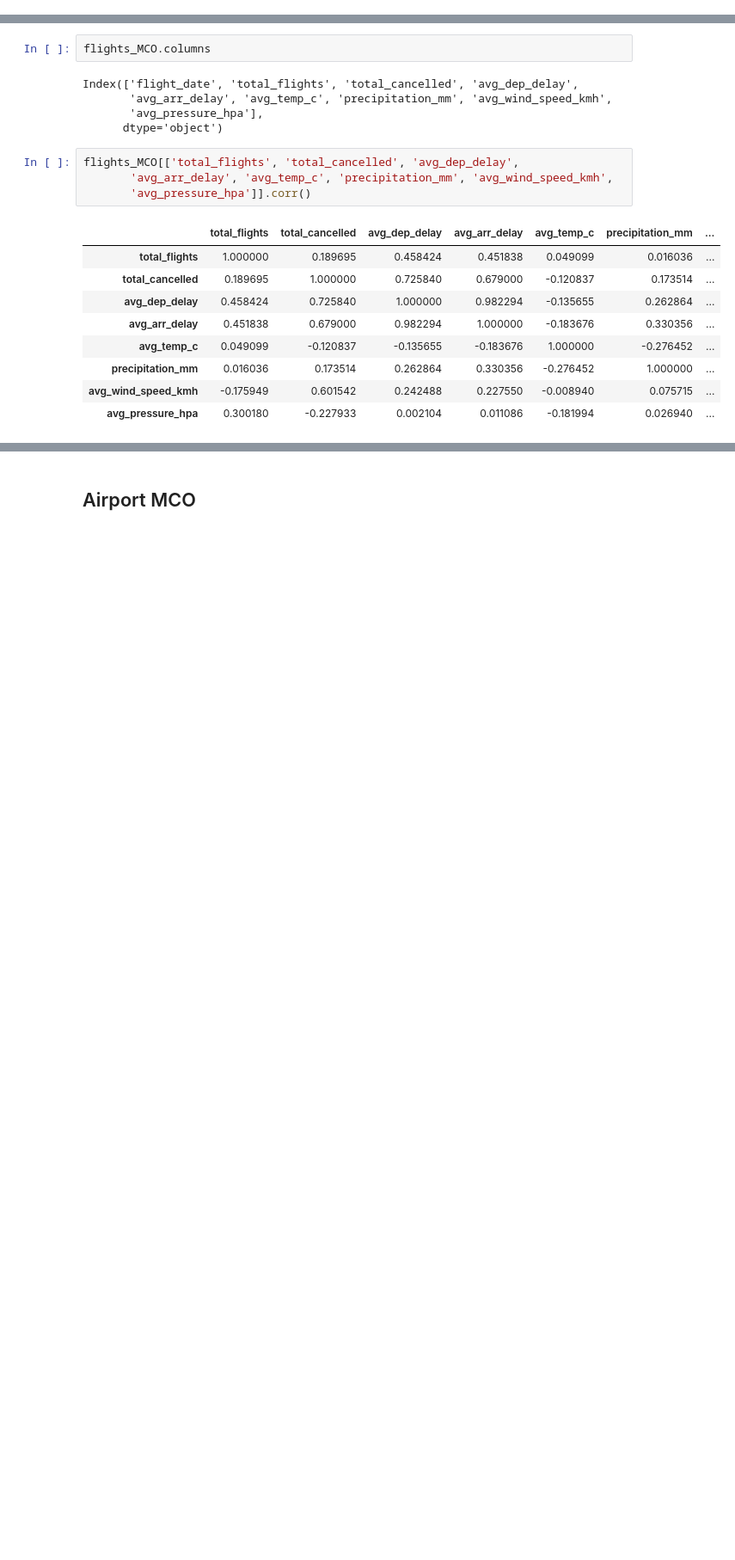
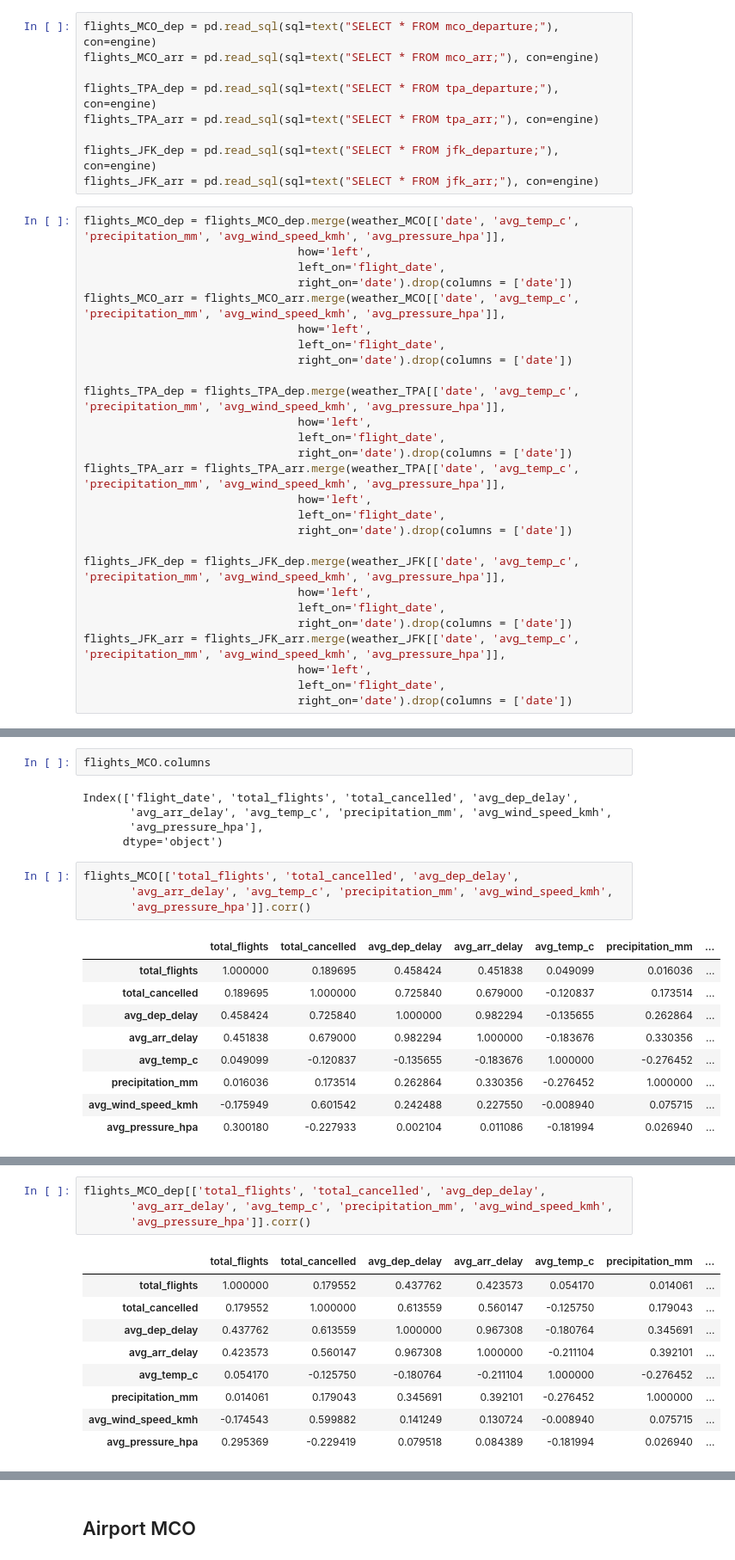
Before and after one commit to Kellyphilo/Hurricane_Debby_Flight_Disruptions, a Jupyter notebook: data_EDA.ipynb, the cells around one changed output, grey strips where cells are left out. Shown: that part at 86% size. Saved outputs shown, nothing was run; the diff lists cells and outputs as text; blank space fills up the shorter version.

```diff
--- a/data_EDA.ipynb
+++ b/data_EDA.ipynb
@@ -85,3 +95,39 @@ flights_JFK = flights_JFK.merge(weather_JFK[['date', 'avg_temp_c', 'precipitatio
                                 how='left',
                                 left_on='flight_date',
                                 right_on='date').drop(columns = ['date'])
+# %%
+flights_MCO_dep = pd.read_sql(sql=text("SELECT * FROM mco_departure;"), con=engine)
+flights_MCO_arr = pd.read_sql(sql=text("SELECT * FROM mco_arr;"), con=engine)
+
+flights_TPA_dep = pd.read_sql(sql=text("SELECT * FROM tpa_departure;"), con=engine)
+flights_TPA_arr = pd.read_sql(sql=text("SELECT * FROM tpa_arr;"), con=engine)
+
+flights_JFK_dep = pd.read_sql(sql=text("SELECT * FROM jfk_departure;"), con=engine)
+flights_JFK_arr = pd.read_sql(sql=text("SELECT * FROM jfk_arr;"), con=engine)
+# %%
+flights_MCO_dep = flights_MCO_dep.merge(weather_MCO[['date', 'avg_temp_c', 'precipitation_mm', 'avg_wind_speed_kmh', 'avg_pressure_hpa']],
+                                how='left',
+                                left_on='flight_date',
+                                right_on='date').drop(columns = ['date'])
+flights_MCO_arr = flights_MCO_arr.merge(weather_MCO[['date', 'avg_temp_c', 'precipitation_mm', 'avg_wind_speed_kmh', 'avg_pressure_hpa']],
+                                how='left',
+                                left_on='flight_date',
+                                right_on='date').drop(columns = ['date'])
+
+flights_TPA_dep = flights_TPA_dep.merge(weather_TPA[['date', 'avg_temp_c', 'precipitation_mm', 'avg_wind_speed_kmh', 'avg_pressure_hpa']],
+                                how='left',
+                                left_on='flight_date',
+                                right_on='date').drop(columns = ['date'])
+flights_TPA_arr = flights_TPA_arr.merge(weather_TPA[['date', 'avg_temp_c', 'precipitation_mm', 'avg_wind_speed_kmh', 'avg_pressure_hpa']],
+                                how='left',
+                                left_on='flight_date',
+                                right_on='date').drop(columns = ['date'])
+
+flights_JFK_dep = flights_JFK_dep.merge(weather_JFK[['date', 'avg_temp_c', 'precipitation_mm', 'avg_wind_speed_kmh', 'avg_pressure_hpa']],
+                                how='left',
+                                left_on='flight_date',
+                                right_on='date').drop(columns = ['date'])
+flights_JFK_arr = flights_JFK_arr.merge(weather_JFK[['date', 'avg_temp_c', 'precipitation_mm', 'avg_wind_speed_kmh', 'avg_pressure_hpa']],
+                                how='left',
+                                left_on='flight_date',
+                                right_on='date').drop(columns = ['date'])
@@ -111 +196,15 @@ flights_MCO[['total_flights', 'total_cancelled', 'avg_dep_delay',
+# %%
+flights_MCO_dep[['total_flights', 'total_cancelled', 'avg_dep_delay',
+       'avg_arr_delay', 'avg_temp_c', 'precipitation_mm', 'avg_wind_speed_kmh',
+       'avg_pressure_hpa']].corr()
+# %% [output]
+|  | total_flights | total_cancelled | avg_dep_delay | avg_arr_delay | avg_temp_c | precipitation_mm | ... |
+| total_flights | 1.000000 | 0.179552 | 0.437762 | 0.423573 | 0.054170 | 0.014061 | ... |
+| total_cancelled | 0.179552 | 1.000000 | 0.613559 | 0.560147 | -0.125750 | 0.179043 | ... |
+| avg_dep_delay | 0.437762 | 0.613559 | 1.000000 | 0.967308 | -0.180764 | 0.345691 | ... |
+| avg_arr_delay | 0.423573 | 0.560147 | 0.967308 | 1.000000 | -0.211104 | 0.392101 | ... |
+| avg_temp_c | 0.054170 | -0.125750 | -0.180764 | -0.211104 | 1.000000 | -0.276452 | ... |
+| precipitation_mm | 0.014061 | 0.179043 | 0.345691 | 0.392101 | -0.276452 | 1.000000 | ... |
+| avg_wind_speed_kmh | -0.174543 | 0.599882 | 0.141249 | 0.130724 | -0.008940 | 0.075715 | ... |
+| avg_pressure_hpa | 0.295369 | -0.229419 | 0.079518 | 0.084389 | -0.181994 | 0.026940 | ... |
 # %% [markdown]
```
Also changed, not shown: parts of 33 cells of this notebook.
